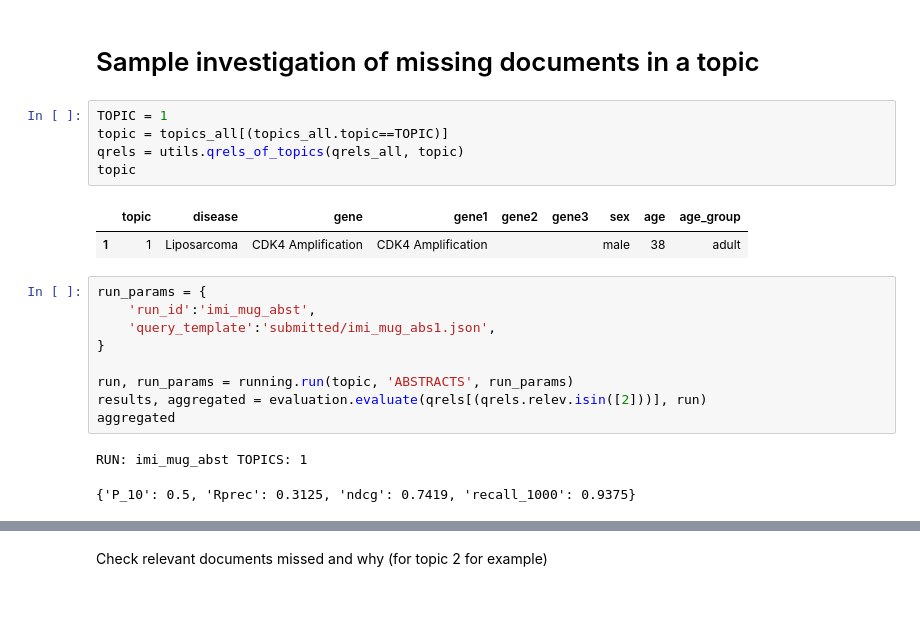
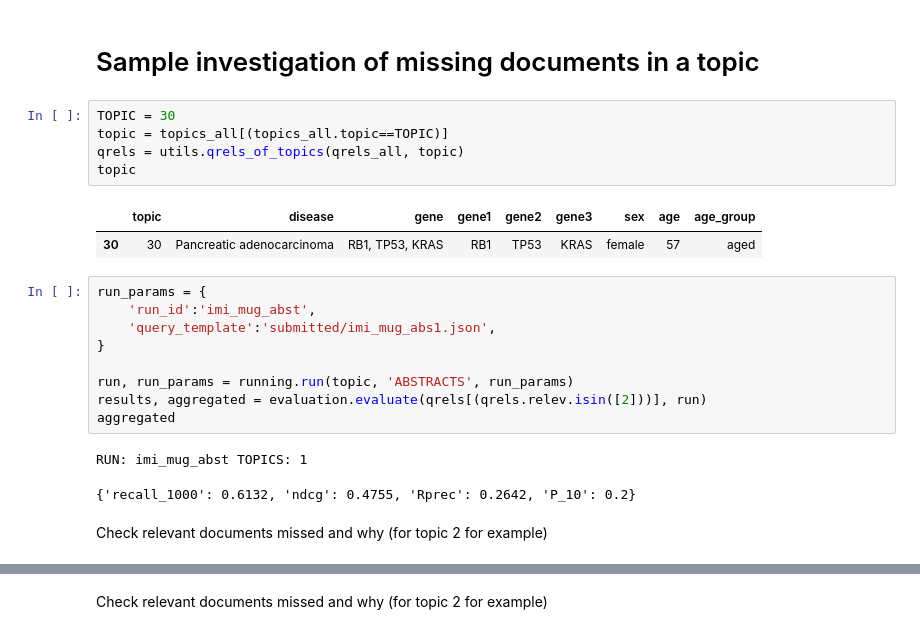
Before and after one commit to plopezgarcia/trec-2018-precision-medicine, a Jupyter notebook: python/abstracts/abstracts_experiments.ipynb, the cells around one changed output, grey strips where cells are left out. Saved outputs shown, nothing was run; the diff lists cells and outputs as text; blank space fills up the shorter version.

```diff
--- a/python/abstracts/abstracts_experiments.ipynb
+++ b/python/abstracts/abstracts_experiments.ipynb
@@ -21,13 +21,13 @@ qrels_all = utils.get_qrels('./gold-standard/abstracts.2017.qrels')
 # %% [markdown]
 # Sample investigation of missing documents in a topic
 # %%
-TOPIC = 1
+TOPIC = 30
 topic = topics_all[(topics_all.topic==TOPIC)]
 qrels = utils.qrels_of_topics(qrels_all, topic)
 topic
 # %% [output]
 |  | topic | disease | gene | gene1 | gene2 | gene3 | sex | age | age_group |
-| 1 | 1 | Liposarcoma | CDK4 Amplification | CDK4 Amplification |  |  | male | 38 | adult |
+| 30 | 30 | Pancreatic adenocarcinoma | RB1, TP53, KRAS | RB1 | TP53 | KRAS | female | 57 | aged |
 # %%
 run_params = {
     'run_id':'imi_mug_abst',
@@ -39,4 +39,6 @@ results, aggregated = evaluation.evaluate(qrels[(qrels.relev.isin([2]))], run)
 aggregated
 # %% [output]
 RUN: imi_mug_abst TOPICS: 1
-{'P_10': 0.5, 'Rprec': 0.3125, 'ndcg': 0.7419, 'recall_1000': 0.9375}
+{'recall_1000': 0.6132, 'ndcg': 0.4755, 'Rprec': 0.2642, 'P_10': 0.2}
+# %% [markdown]
+Check relevant documents missed and why (for topic 2 for example)
```
Also changed, not shown: parts of 4 cells of this notebook, 9 other files.
